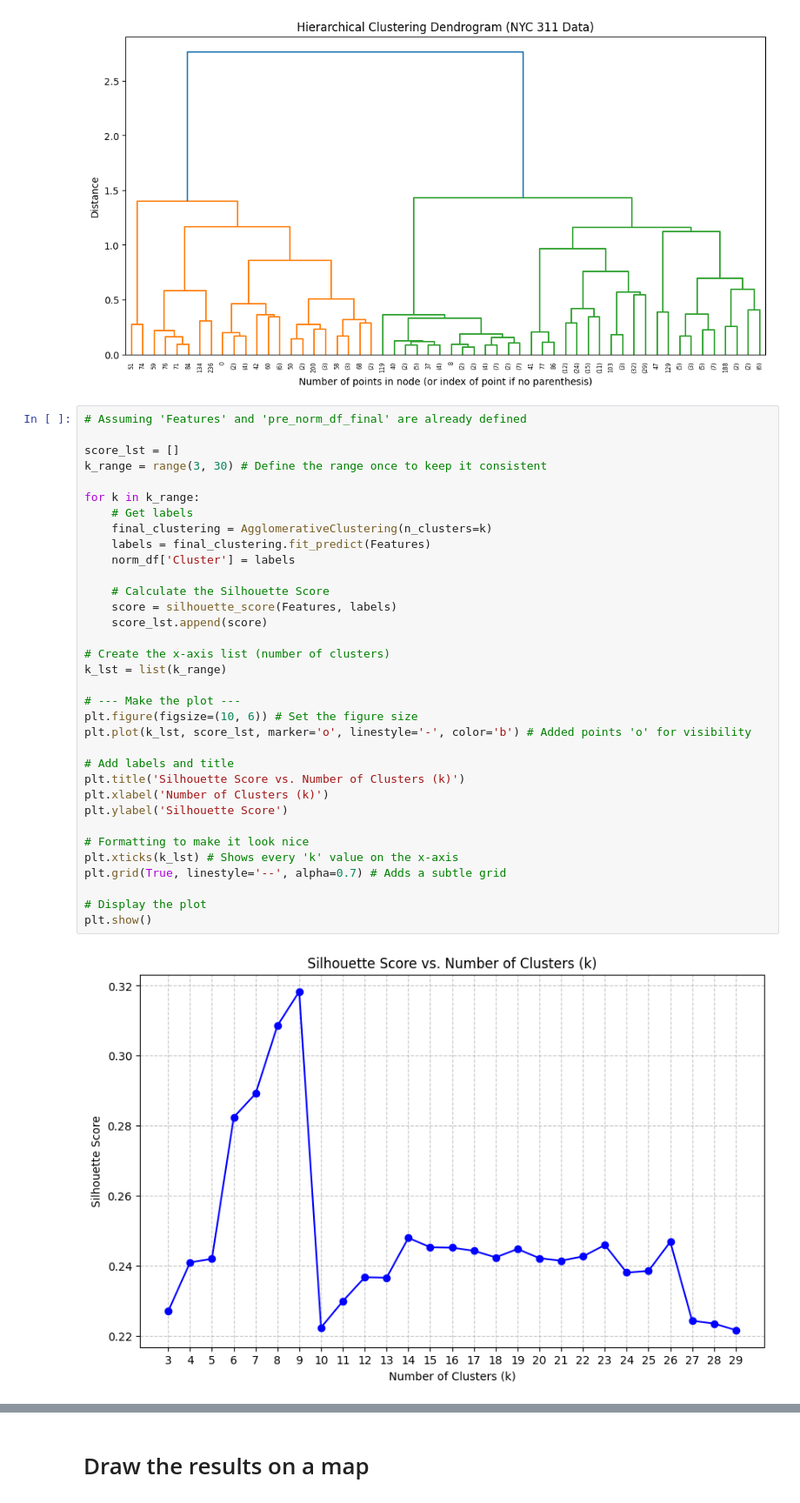
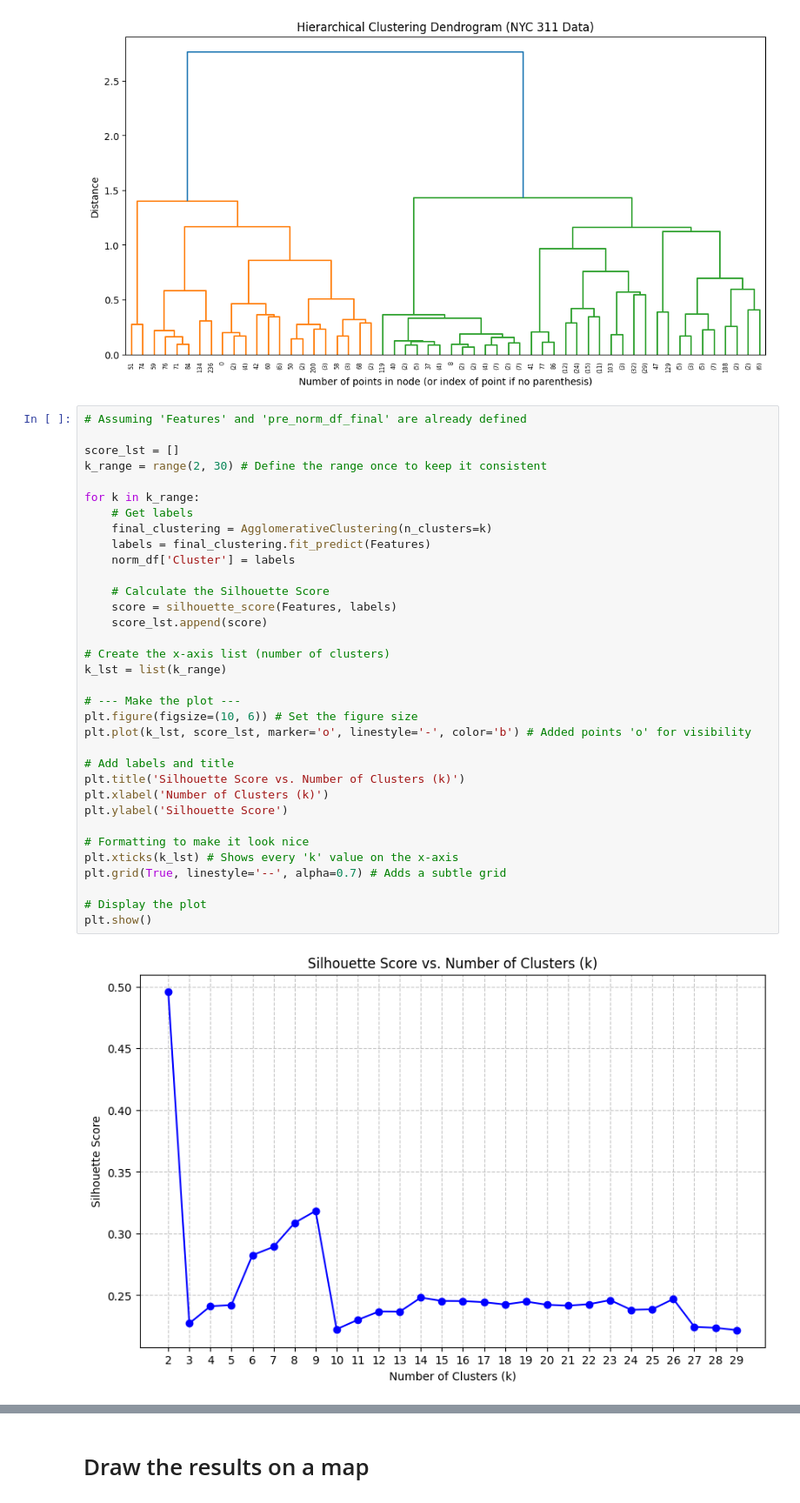
Before and after one commit to OrangeBoop/311-Cluster-Project, a Jupyter notebook: Clustering_Zip_NMF/Clustering_zip_NMF_Hierarchical.ipynb, the cells around one changed output, grey strips where cells are left out. Shown at 87% size. Cells and saved outputs as stored; diff of their text form.

```diff
--- a/Clustering_Zip_NMF/Clustering_zip_NMF_Hierarchical.ipynb
+++ b/Clustering_Zip_NMF/Clustering_zip_NMF_Hierarchical.ipynb
@@ -73,36 +73,36 @@ plt.show()
 # Assuming 'Features' and 'pre_norm_df_final' are already defined
 
 score_lst = []
-k_range = range(3, 30) # Define the range once to keep it consistent
+k_range = range(2, 30) # Define the range once to keep it consistent
 
 for k in k_range:
     # Get labels
     final_clustering = AgglomerativeClustering(n_clusters=k)
     labels = final_clustering.fit_predict(Features)
     norm_df['Cluster'] = labels
 
     # Calculate the Silhouette Score
     score = silhouette_score(Features, labels)
     score_lst.append(score)
 
 # Create the x-axis list (number of clusters)
 k_lst = list(k_range)
 
 # --- Make the plot ---
 plt.figure(figsize=(10, 6)) # Set the figure size
 plt.plot(k_lst, score_lst, marker='o', linestyle='-', color='b') # Added points 'o' for visibility
 
 # Add labels and title
 plt.title('Silhouette Score vs. Number of Clusters (k)')
 plt.xlabel('Number of Clusters (k)')
 plt.ylabel('Silhouette Score')
 
 # Formatting to make it look nice
 plt.xticks(k_lst) # Shows every 'k' value on the x-axis
 plt.grid(True, linestyle='--', alpha=0.7) # Adds a subtle grid
 
 # Display the plot
 plt.show()
 # %% [output]
-[figure, old version]
+[figure, new version]
 # %% [markdown]
```
Also changed, not shown: parts of 6 cells of this notebook, 8 other files.
